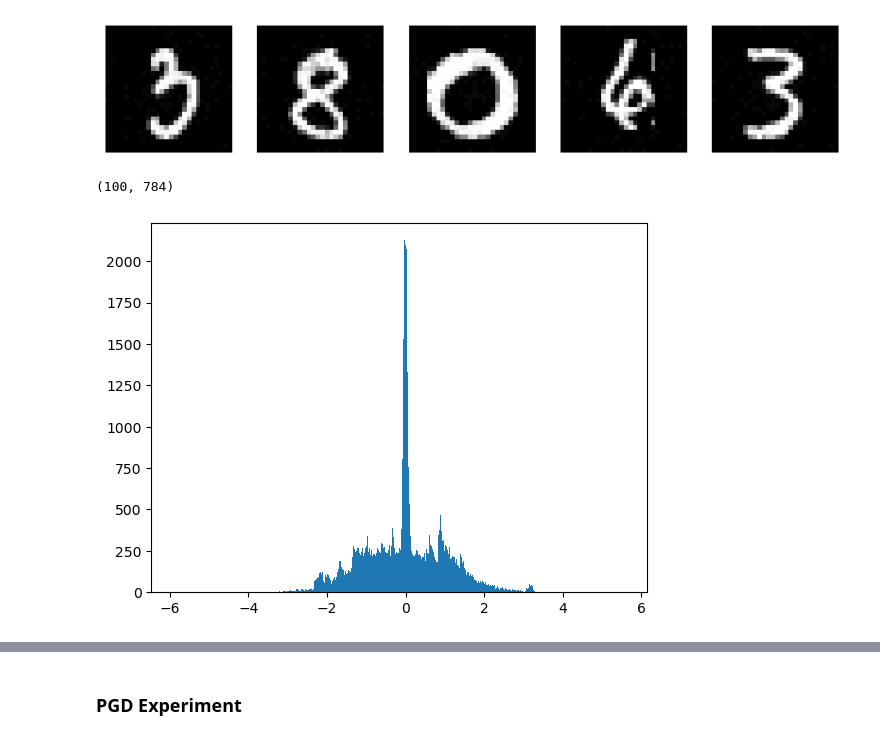
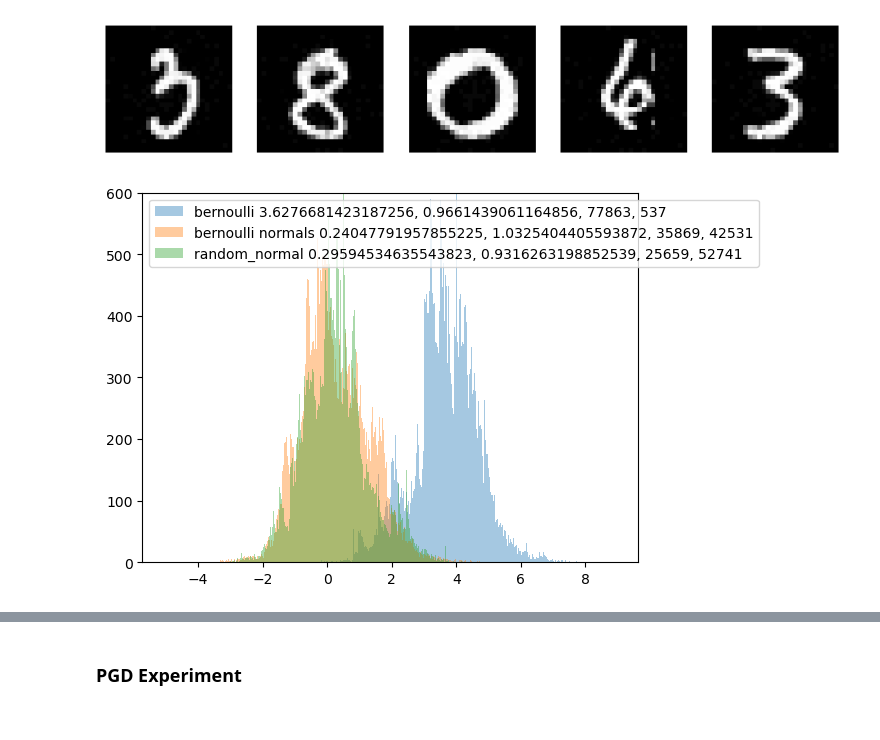
Before and after one commit to deryk96/TropicalNN, a Jupyter notebook: TropicalTest.ipynb, the cells around one changed output, grey strips where cells are left out. Saved outputs shown, nothing was run; the diff lists cells and outputs as text; code cells hidden in the pictures.

```diff
--- a/TropicalTest.ipynb
+++ b/TropicalTest.ipynb
@@ -146,15 +184,20 @@ show_images(trop_images, num_images=5)
 [figure]
 [figure]
 [figure]
-# %%
-tropModel1.layers[0].get_weights()[0]
-# %% [output]
-(100, 784)
-# %%
-plt.hist(tropModel1.layers[0].get_weights()[0].flatten(), bins=int(784))
-plt.show()
-
-#plt.hist(reluModel.layers[0].get_weights()[0])#, bins=int(784))
-#plt.show()
-# %% [output]
-[figure, removed]
+# %%
+t1 = tropModel1.layers[0].get_weights()[0].flatten()
+t2 = tropModel2.layers[0].get_weights()[0].flatten()
+t3 = tropModel3.layers[0].get_weights()[0].flatten()
+
+plt.hist(t1, bins=int(784), alpha=0.4, label=f"bernoulli {np.mean(t1)}, {np.std(t1)}, {np.sum(t1 > 1)}, {np.sum(t1 < 1)}")
+plt.hist(t2, bins=int(784), alpha=0.4, label=f"bernoulli normals {np.mean(t2)}, {np.std(t2)}, {np.sum(t2 < 0)}, {np.sum(t2 > 0)}")
+plt.hist(t3, bins=int(784), alpha=0.4, label=f"random_normal {np.mean(t3)}, {np.std(t3)}, {np.sum(t3 < 0)}, {np.sum(t3 > 0)}")
+plt.ylim(0, 600)
+plt.legend(loc='upper left')
+plt.show()
+
+#plt.hist(reluModel.layers[0].get_weights()[0]).flatten(), bins=int(784), alpha=0.5)
+#plt.hist(reluModel.layers[0].get_weights()[1]).flatten(), bins=int(784), alpha=0.5)
+#plt.show()
+# %% [output]
+[figure, added]
```
Also changed, not shown: parts of 6 cells of this notebook, 8 other files.
